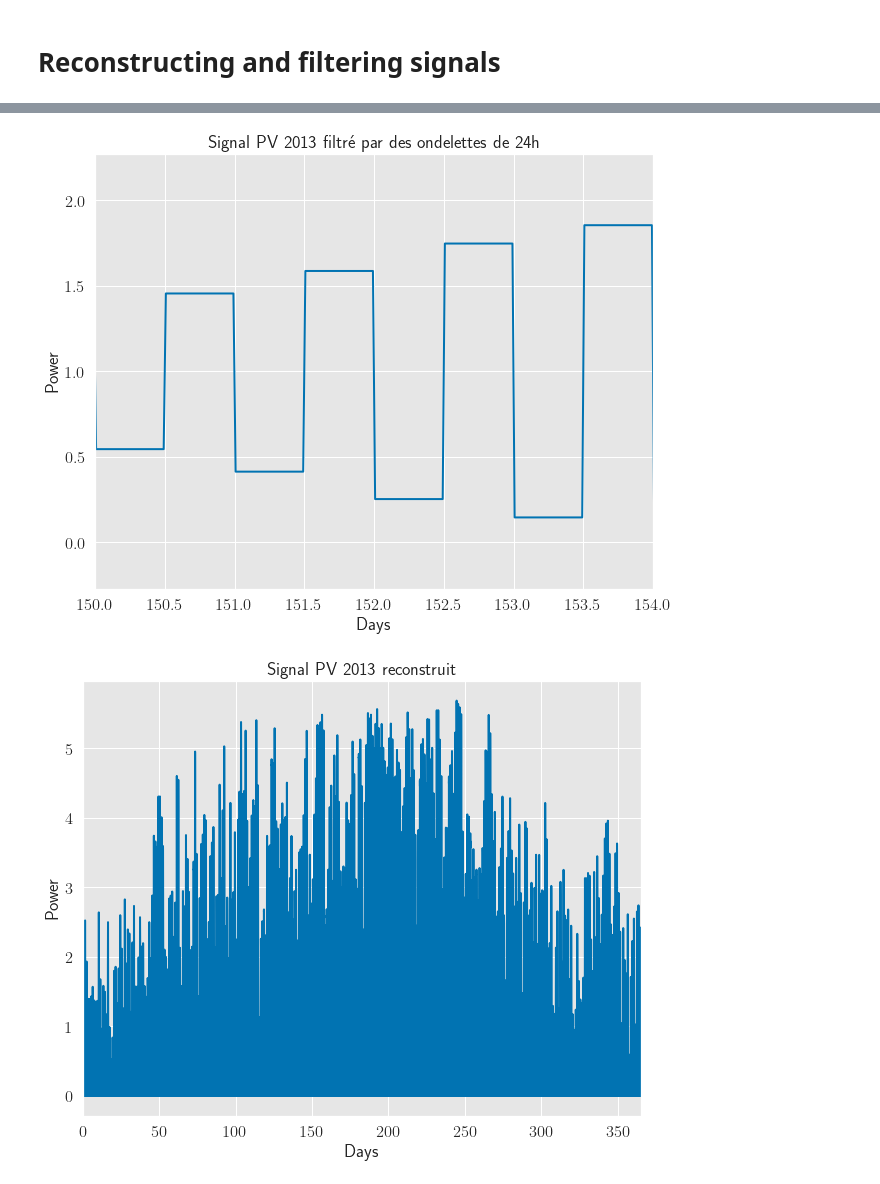
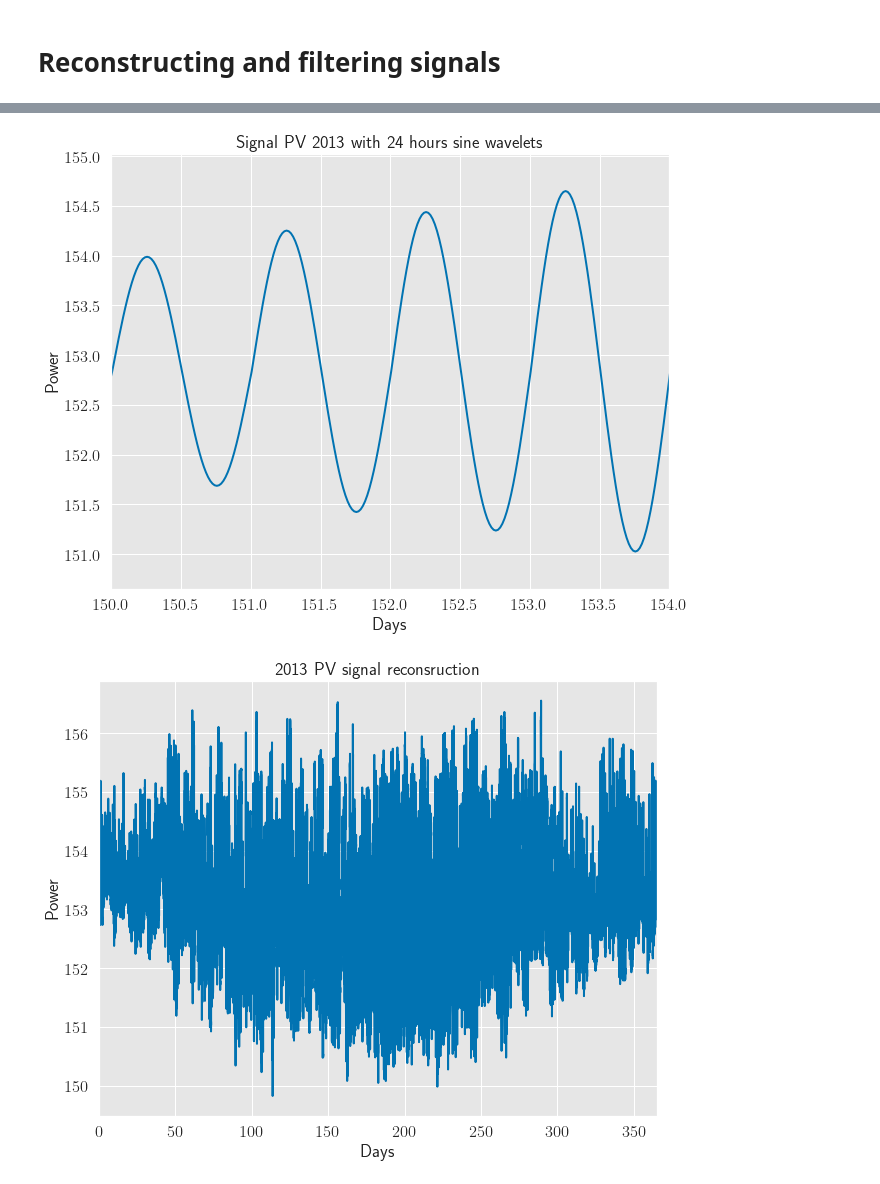
Before and after one commit to jus6du/wavelet_decomposition, a Jupyter notebook: tutorial.ipynb, the cells around one changed output, grey strips where cells are left out. Cells and saved outputs as stored; diff of their text form; code cells hidden in the pictures.

```diff
--- a/tutorial.ipynb
+++ b/tutorial.ipynb
@@ -231,2 +274,32 @@ plot_EPN(results['emax'], results['pmax'], results['n'], results['uf'], results[
 # %% [markdown]
 # Reconstructing and filtering signals
+# %%
+#
+# Importing Matrix for the reconstruction
+year = '2013'
+
+path_matrix = "saved_matrix\\square_shape\\"
+# path_matrix = "saved_matrix\\sine_shape\\"
+matrix_name = 'A_'+ year+'.npz'
+
+A_sparse  = sparse.load_npz(path_matrix + matrix_name)
+A = sparse.csr_matrix.todense(A_sparse)
+matrix = np.asarray(A)
+# #
+reconstruct(time_scales, [12, 24],
+                matrix,saved_sheets_square['PV'][year], "2013 PV signal filtered with 12h and 24h square wavelets",
+                xmin=150, xmax=154,
+                dpy=365, dpd=64,
+                add_offset=True)
+
+reconstruct(time_scales, [24],
+                matrix,saved_sheets_square['PV'][year], "2013 PV signal filtered with 24h square wavelets",
+                xmin=150, xmax=154,
+                dpy=365, dpd=64,
+                add_offset=True)
+
+reconstruct(time_scales, time_scales,
+                matrix,saved_sheets_square['PV'][year], "Reconstructed PV signal",
+                xmin=0, xmax=365,
+                dpy=365, dpd=64,
+                add_offset=True)
@@ -233,27 +440,26 @@ plot_EPN(results['emax'], results['pmax'], results['n'], results['uf'], results[
 # %%
-#
-# Importing Matrix for the reconstruction
+# -------- Reconstruct signal -----
+
+
 year = '2013'
-
-path_matrix = "saved_matrix\\square_shape\\"
-# path_matrix = "saved_matrix\\sine_shape\\"
+path_matrix = "saved_matrix\\sine_shape\\"
 matrix_name = 'A_'+ year+'.npz'
 
 A_sparse  = sparse.load_npz(path_matrix + matrix_name)
 A = sparse.csr_matrix.todense(A_sparse)
 matrix = np.asarray(A)
 # #
 reconstruct(time_scales, [24],
-                matrix,saved_sheets_square['Solaire'][year], "Signal PV 2013 filtré par des ondelettes de 24h",
+                matrix,saved_sheets_square['PV'][year], "Signal PV 2013 with 24 hours sine wavelets",
                 xmin=150, xmax=154,
                 dpy=365, dpd=64,
                 add_offset=True)
 
 reconstruct(time_scales, time_scales,
-                matrix,saved_sheets_square['Solaire'][year], "Signal PV 2013 reconstruit",
+                matrix,saved_sheets_square['PV'][year], "2013 PV signal reconsruction",
                 xmin=0, xmax=365,
                 dpy=365, dpd=64,
                 add_offset=True)
 # %% [output]
-[figure, old version]
+[figure, new version]
-[figure, old version]
+[figure, new version]
```
Also changed, not shown: parts of 25 cells of this notebook, 2 other files.
